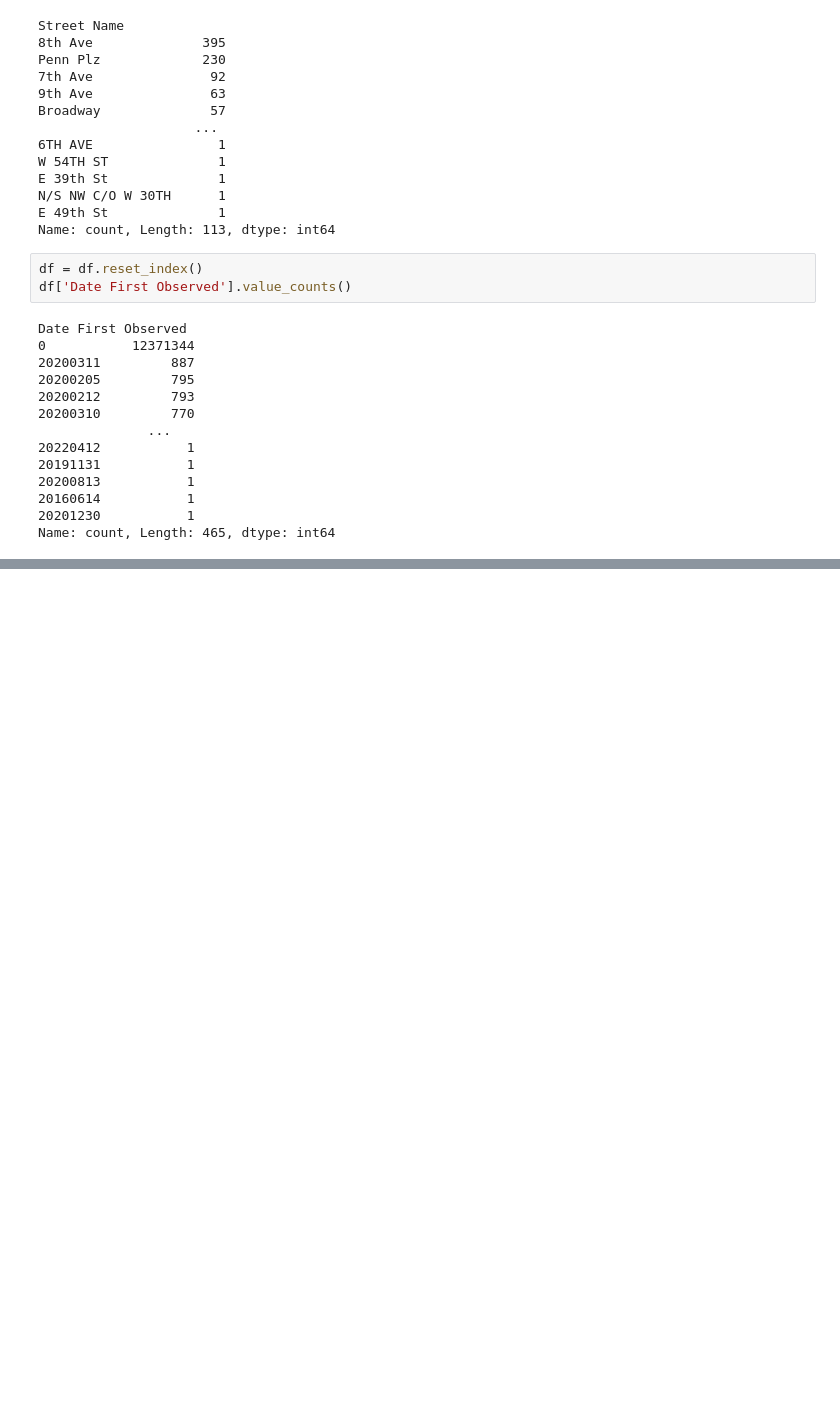
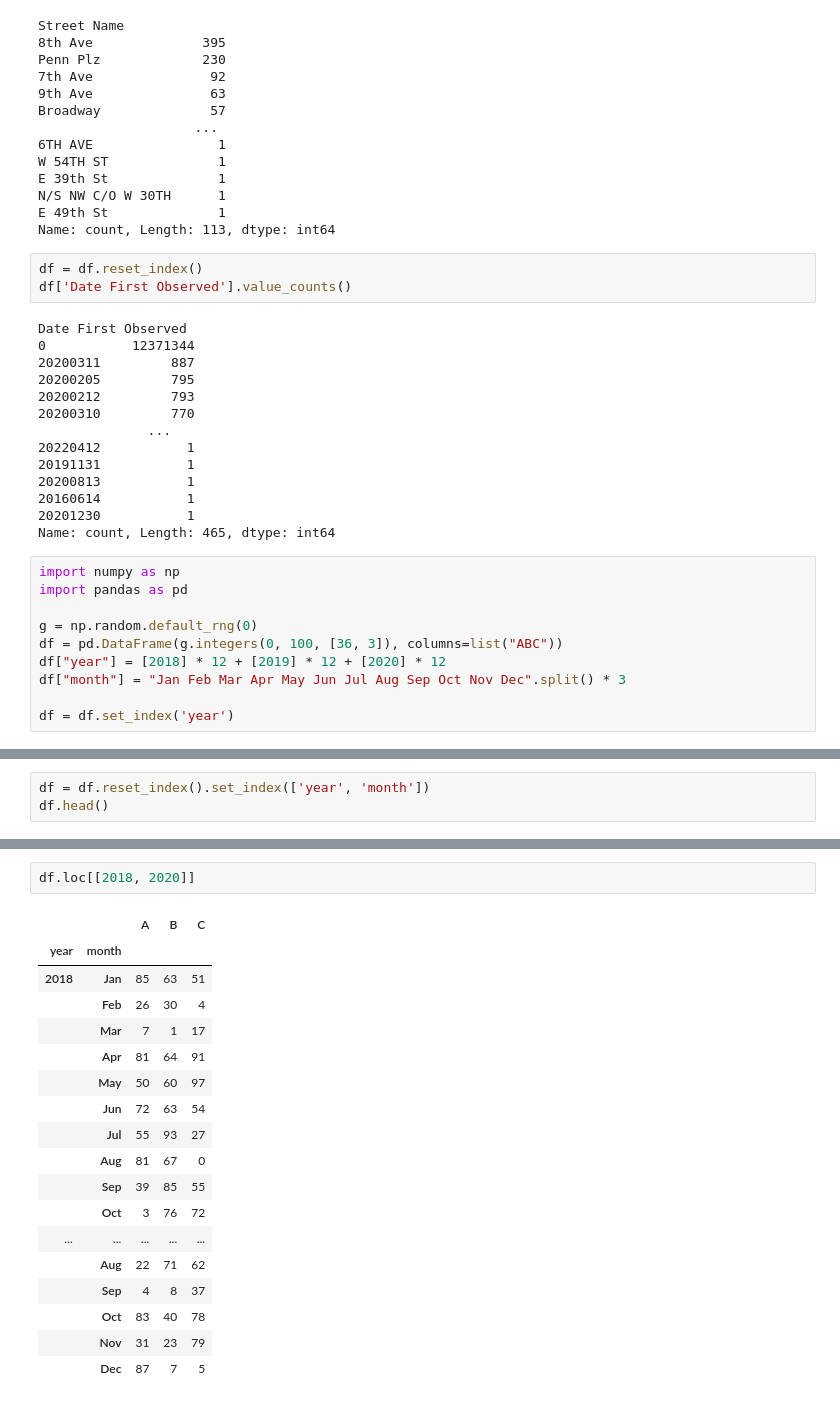
Before and after one commit to JPL-JUNO/Data-Analysis-and-Science, a Jupyter notebook: PW/NOTEBOOKS/Indexes/exercise_21_parking_tickets.ipynb, the cells around one changed output, grey strips where cells are left out. Cells and saved outputs as stored; diff of their text form; blank space fills up the shorter version.

```diff
--- a/PW/NOTEBOOKS/Indexes/exercise_21_parking_tickets.ipynb
+++ b/PW/NOTEBOOKS/Indexes/exercise_21_parking_tickets.ipynb
@@ -131,3 +131,13 @@ Date First Observed
 20160614           1
 20201230           1
 Name: count, Length: 465, dtype: int64
+# %%
+import numpy as np
+import pandas as pd
+
+g = np.random.default_rng(0)
+df = pd.DataFrame(g.integers(0, 100, [36, 3]), columns=list("ABC"))
+df["year"] = [2018] * 12 + [2019] * 12 + [2020] * 12
+df["month"] = "Jan Feb Mar Apr May Jun Jul Aug Sep Oct Nov Dec".split() * 3
+
+df = df.set_index('year')
@@ -133,0 +154,3 @@ Name: count, Length: 465, dtype: int64
+# %%
+df = df.reset_index().set_index(['year', 'month'])
+df.head()
@@ -133,0 +207,21 @@ Name: count, Length: 465, dtype: int64
+# %%
+df.loc[[2018, 2020]]
+# %% [output]
+|  |  | A | B | C |
+| year | month |  |  |  |
+| 2018 | Jan | 85 | 63 | 51 |
+|  | Feb | 26 | 30 | 4 |
+|  | Mar | 7 | 1 | 17 |
+|  | Apr | 81 | 64 | 91 |
+|  | May | 50 | 60 | 97 |
+|  | Jun | 72 | 63 | 54 |
+|  | Jul | 55 | 93 | 27 |
+|  | Aug | 81 | 67 | 0 |
+|  | Sep | 39 | 85 | 55 |
+|  | Oct | 3 | 76 | 72 |
+| ... | ... | ... | ... | ... |
+|  | Aug | 22 | 71 | 62 |
+|  | Sep | 4 | 8 | 37 |
+|  | Oct | 83 | 40 | 78 |
+|  | Nov | 31 | 23 | 79 |
+|  | Dec | 87 | 7 | 5 |
```
Also changed, not shown: parts of 23 cells of this notebook, 2 other files.
